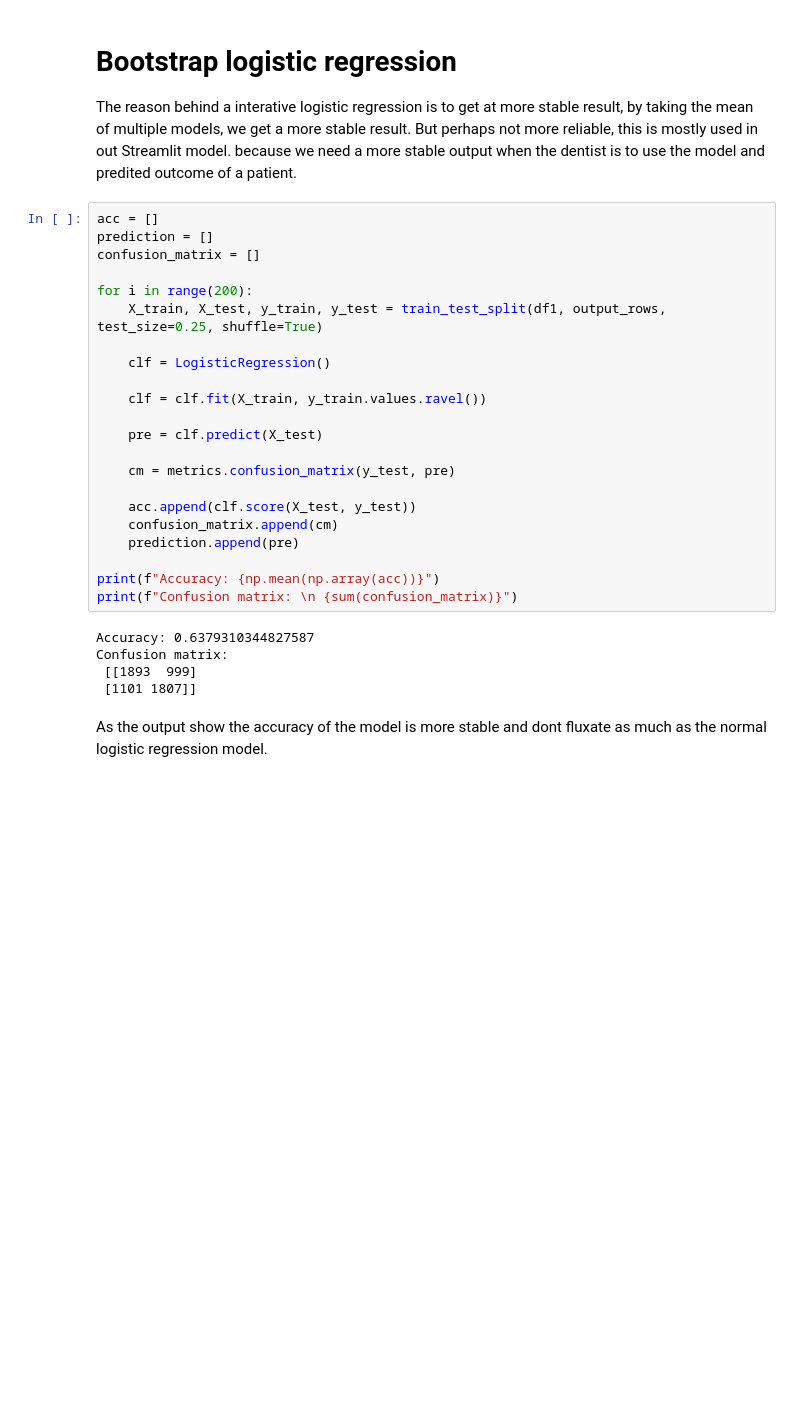
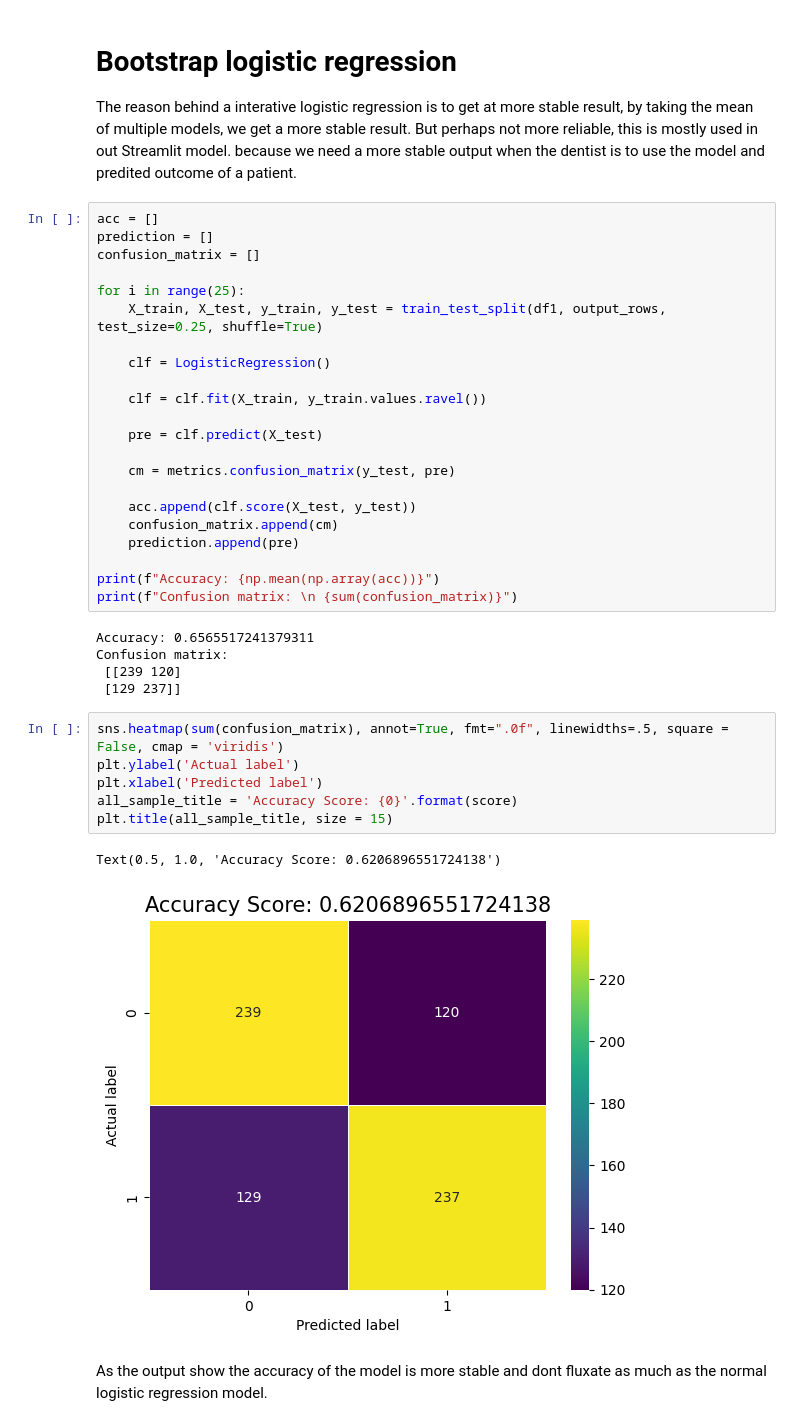
Before and after one commit to Christofferfuglkjaer/Dataproject, a Jupyter notebook: Logistisk-Regression.ipynb, the cells around one changed output. Saved outputs shown, nothing was run; the diff lists cells and outputs as text; blank space fills up the shorter version.

```diff
--- a/Logistisk-Regression.ipynb
+++ b/Logistisk-Regression.ipynb
@@ -142,7 +134,7 @@ acc = []
 prediction = []
 confusion_matrix = []
 
-for i in range(200):
+for i in range(25):
     X_train, X_test, y_train, y_test = train_test_split(df1, output_rows, test_size=0.25, shuffle=True)
 
     clf = LogisticRegression()
@@ -160,9 +152,18 @@ for i in range(200):
 print(f"Accuracy: {np.mean(np.array(acc))}")
 print(f"Confusion matrix: \n {sum(confusion_matrix)}")
 # %% [output]
-Accuracy: 0.6379310344827587
+Accuracy: 0.6565517241379311
 Confusion matrix:
- [[1893  999]
- [1101 1807]]
+ [[239 120]
+ [129 237]]
+# %%
+sns.heatmap(sum(confusion_matrix), annot=True, fmt=".0f", linewidths=.5, square = False, cmap = 'viridis')
+plt.ylabel('Actual label')
+plt.xlabel('Predicted label')
+all_sample_title = 'Accuracy Score: {0}'.format(score)
+plt.title(all_sample_title, size = 15)
+# %% [output]
+Text(0.5, 1.0, 'Accuracy Score: 0.6206896551724138')
+[figure, added]
 # %% [markdown]
 As the output show the accuracy of the model is more stable and dont fluxate as much as the normal logistic regression model.
```
Also changed, not shown: parts of 6 cells of this notebook.
